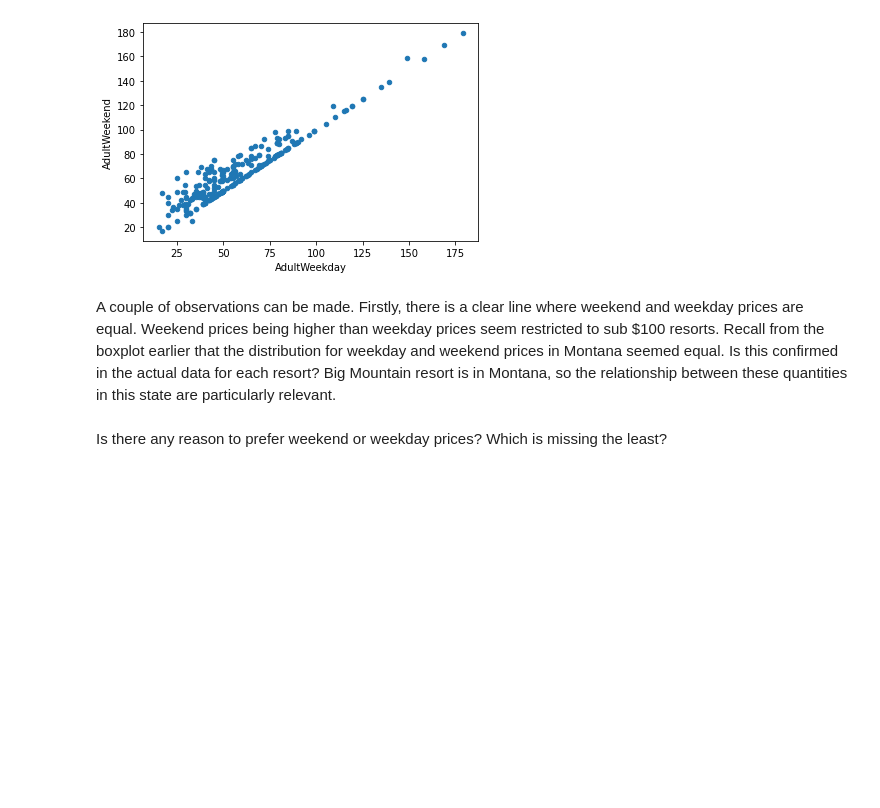
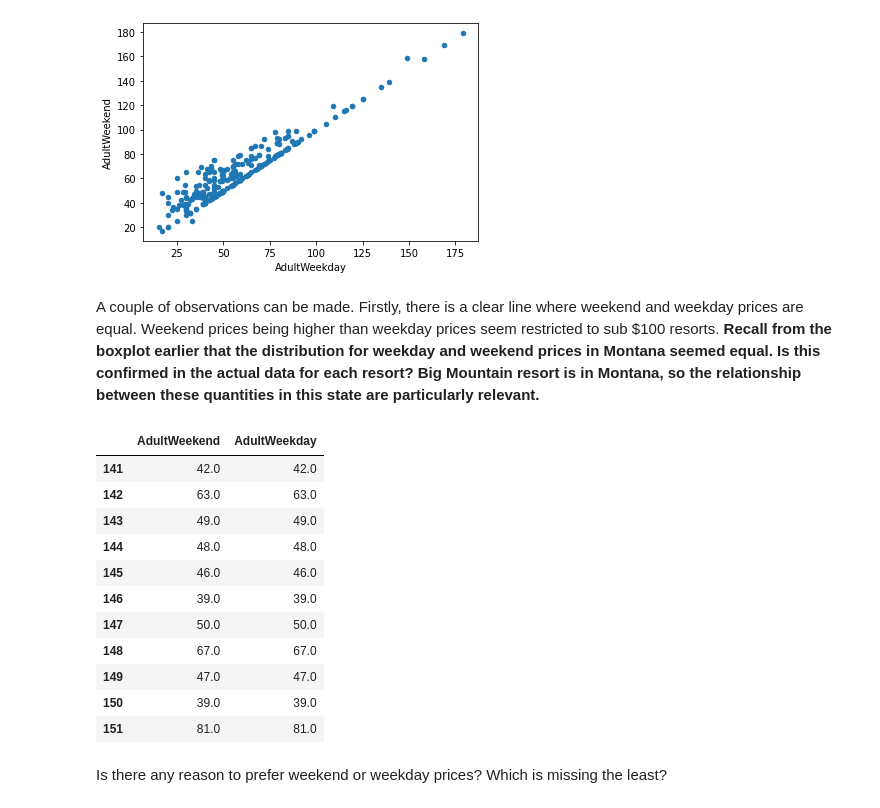
Before and after one commit to Kevin-Kwasnik/sb-capstone-1, a Jupyter notebook: Notebooks/02_data_wrangling.ipynb, the cells around one changed output. Saved outputs shown, nothing was run; the diff lists cells and outputs as text; code cells hidden in the pictures; blank space fills up the shorter version.

Commit message:
identified Montana ski data as equal on weekend and weekend

```diff
--- a/Notebooks/02_data_wrangling.ipynb
+++ b/Notebooks/02_data_wrangling.ipynb
@@ -916,11 +916,24 @@ ski_data.plot(x="AdultWeekday", y="AdultWeekend", kind='scatter');
 # %% [output]
 [figure]
 # %% [markdown]
-A couple of observations can be made. Firstly, there is a clear line where weekend and weekday prices are equal. Weekend prices being higher than weekday prices seem restricted to sub $100 resorts. Recall from the boxplot earlier that the distribution for weekday and weekend prices in Montana seemed equal. Is this confirmed in the actual data for each resort? Big Mountain resort is in Montana, so the relationship between these quantities in this state are particularly relevant.
+A couple of observations can be made. Firstly, there is a clear line where weekend and weekday prices are equal. Weekend prices being higher than weekday prices seem restricted to sub $100 resorts. **Recall from the boxplot earlier that the distribution for weekday and weekend prices in Montana seemed equal. Is this confirmed in the actual data for each resort? Big Mountain resort is in Montana, so the relationship between these quantities in this state are particularly relevant.**
 # %%
 #Code task 37#
 #Use the loc accessor on ski_data to print the 'AdultWeekend' and 'AdultWeekday' columns for Montana only
-ski_data.___[ski_data.state == ___, [___, ___]]
+ski_data.loc[ski_data.state =='Montana', ['AdultWeekend', 'AdultWeekday']]
+# %% [output]
+|  | AdultWeekend | AdultWeekday |
+| 141 | 42.0 | 42.0 |
+| 142 | 63.0 | 63.0 |
+| 143 | 49.0 | 49.0 |
+| 144 | 48.0 | 48.0 |
+| 145 | 46.0 | 46.0 |
+| 146 | 39.0 | 39.0 |
+| 147 | 50.0 | 50.0 |
+| 148 | 67.0 | 67.0 |
+| 149 | 47.0 | 47.0 |
+| 150 | 39.0 | 39.0 |
+| 151 | 81.0 | 81.0 |
 # %% [markdown]
 Is there any reason to prefer weekend or weekday prices? Which is missing the least?
 # %%
```
Also changed, not shown: parts of 2 cells of this notebook.
